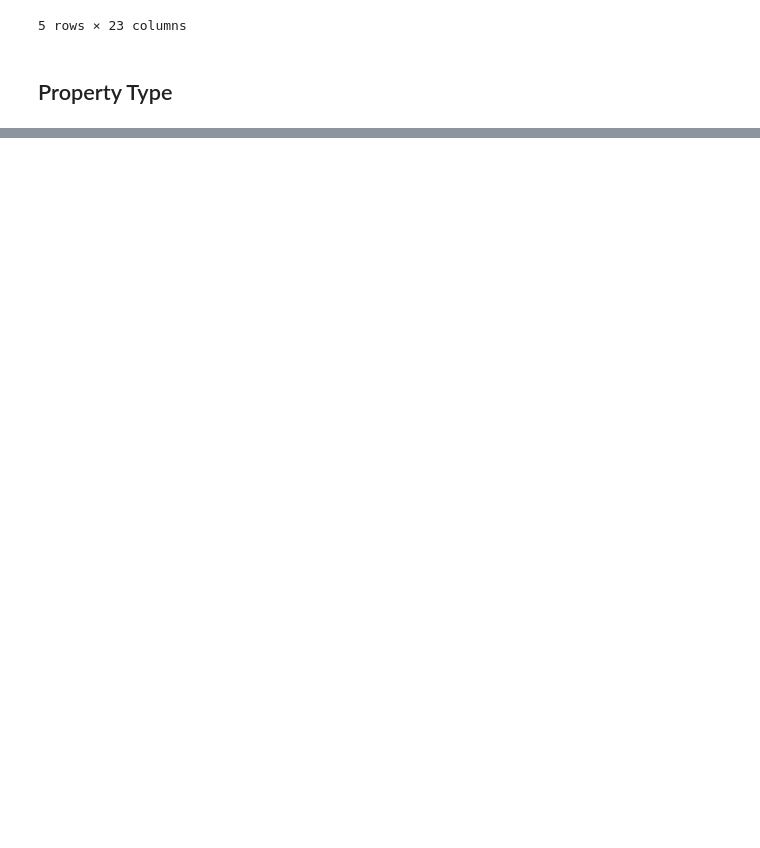
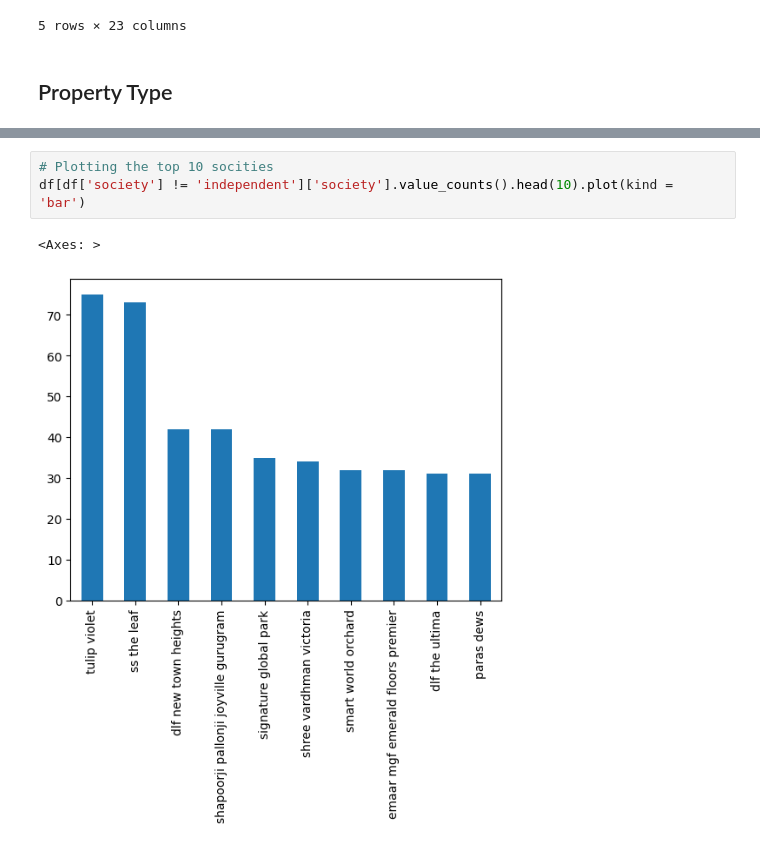
Before and after one commit to Shashan-k/Real-estate-Project, a Jupyter notebook: eda-univariate-analysis_6.ipynb, the cells around one changed output, grey strips where cells are left out. Cells and saved outputs as stored; diff of their text form; blank space fills up the shorter version.

```diff
--- a/eda-univariate-analysis_6.ipynb
+++ b/eda-univariate-analysis_6.ipynb
@@ -59,0 +123,6 @@ df.head()
+# %%
+# Plotting the top 10 socities
+df[df['society'] != 'independent']['society'].value_counts().head(10).plot(kind = 'bar')
+# %% [output]
+<Axes: >
+[figure, added]
```
Also changed, not shown: parts of 6 cells of this notebook.
